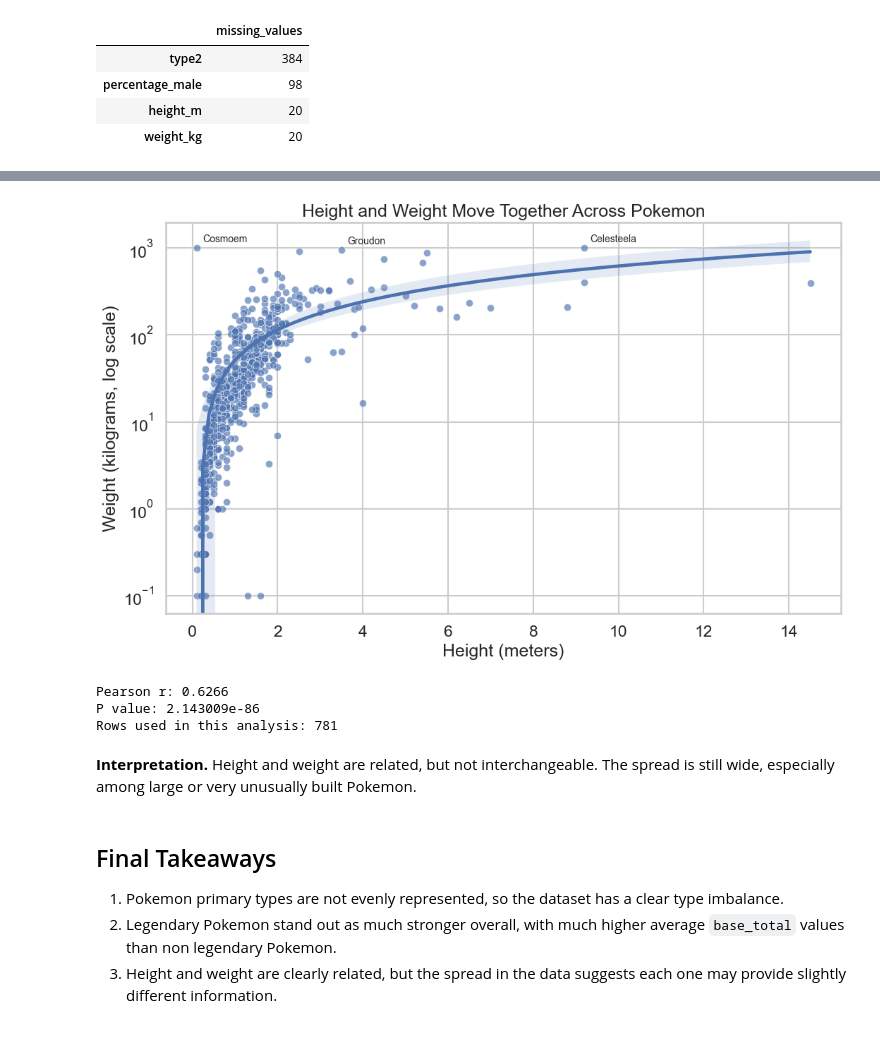
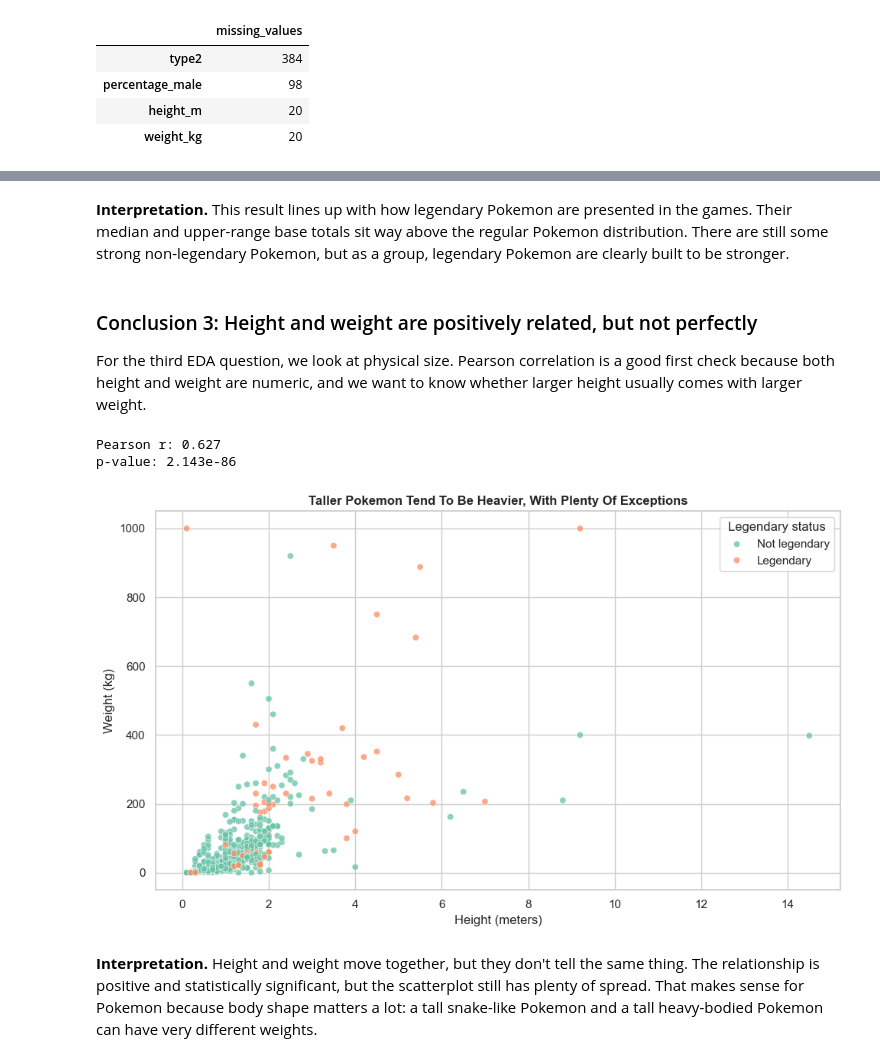
Before and after one commit to dhruvpat27/320_final_project, a Jupyter notebook: pokemon_analysis.ipynb, the cells around one changed output, grey strips where cells are left out. Saved outputs shown, nothing was run; the diff lists cells and outputs as text; code cells hidden in the pictures.

```diff
--- a/pokemon_analysis.ipynb
+++ b/pokemon_analysis.ipynb
@@ -37,17 +88,20 @@ The raw CSV has 801 rows and 45 columns. Before doing anything, we need to clean
 # %%
-pokemon = pd.read_csv("pokemon.csv")
+pokemon_raw = pd.read_csv("pokemon.csv")
 
+pokemon = pokemon_raw.copy()
 pokemon["capture_rate_clean"] = pd.to_numeric(
     pokemon["capture_rate"].astype(str).str.extract(r"(\d+)")[0],
-    errors="coerce"
+    errors="coerce",
 )
 pokemon["abilities_list"] = pokemon["abilities"].apply(ast.literal_eval)
-pokemon["abilities_count"] = pokemon["abilities_list"].apply(len)
-pokemon["has_second_type"] = pokemon["type2"].notna()
-pokemon["legendary_label"] = pokemon["is_legendary"].map({0: "Non-Legendary", 1: "Legendary"})
+pokemon["ability_count"] = pokemon["abilities_list"].apply(len)
+pokemon["type2_filled"] = pokemon["type2"].fillna("none")
+pokemon["legendary_label"] = np.where(pokemon["is_legendary"].eq(1), "Legendary", "Not legendary")
 
-print(f"Rows: {pokemon.shape[0]}")
-print(f"Columns: {pokemon.shape[1]}")
-display(pokemon.head())
+print(f"Rows: {pokemon.shape[0]:,}")
+print(f"Columns before cleaning: {pokemon_raw.shape[1]:,}")
+print(f"Columns after cleaning: {pokemon.shape[1]:,}")
+
+display(pokemon[["pokedex_number", "name", "type1", "type2_filled", "base_total", "capture_rate_clean", "is_legendary"]].head())
 # %% [output]
 Rows: 801
@@ -203,34 +233,34 @@ The y axis in the plot uses a log scale. That makes the pattern easier to see be
+# %% [markdown]
+**Interpretation.** This result lines up with how legendary Pokemon are presented in the games. Their median and upper-range base totals sit way above the regular Pokemon distribution. There are still some strong non-legendary Pokemon, but as a group, legendary Pokemon are clearly built to be stronger.
+# %% [markdown]
+### Conclusion 3: Height and weight are positively related, but not perfectly
+
+For the third EDA question, we look at physical size. Pearson correlation is a good first check because both height and weight are numeric, and we want to know whether larger height usually comes with larger weight.
 # %%
-size_data = pokemon[["name", "height_m", "weight_kg"]].dropna().copy()
+size_data = pokemon[["name", "height_m", "weight_kg", "legendary_label"]].dropna().copy()
 r_value, r_p = stats.pearsonr(size_data["height_m"], size_data["weight_kg"])
 
-fig, ax = plt.subplots(figsize=(11, 7))
-sns.scatterplot(data=size_data, x="height_m", y="weight_kg", alpha=0.65, s=55, ax=ax)
-sns.regplot(data=size_data, x="height_m", y="weight_kg", scatter=False, ax=ax)
+print(f"Pearson r: {r_value:.3f}")
+print(f"p-value: {r_p:.4g}")
 
-for _, row in size_data.nlargest(3, "weight_kg").iterrows():
-    ax.annotate(row["name"], (row["height_m"], row["weight_kg"]), xytext=(6, 6), textcoords="offset points", fontsize=10)
-
-ax.set_yscale("log")
-ax.set_title("Height and Weight Move Together Across Pokemon")
+fig, ax = plt.subplots(figsize=(10, 6))
+sns.scatterplot(
+    data=size_data,
+    x="height_m",
+    y="weight_kg",
+    hue="legendary_label",
+    alpha=0.75,
+    ax=ax,
+)
+ax.set_title("Taller Pokemon Tend To Be Heavier, With Plenty Of Exceptions")
 ax.set_xlabel("Height (meters)")
-ax.set_ylabel("Weight (kilograms, log scale)")
+ax.set_ylabel("Weight (kg)")
+ax.legend(title="Legendary status")
 plt.tight_layout()
 plt.show()
-
-print(f"Pearson r: {r_value:.4f}")
-print(f"P value: {r_p:.6e}")
-print(f"Rows used in this analysis: {len(size_data)}")
 # %% [output]
+Pearson r: 0.627
+p-value: 2.143e-86
-[figure, old version]
+[figure, new version]
-Pearson r: 0.6266
-P value: 2.143009e-86
-Rows used in this analysis: 781
-# %% [markdown]
-**Interpretation.** Height and weight are related, but not interchangeable. The spread is still wide, especially among large or very unusually built Pokemon.
-# %% [markdown]
-## Final Takeaways
-
-1. Pokemon primary types are not evenly represented, so the dataset has a clear type imbalance.
-2. Legendary Pokemon stand out as much stronger overall, with much higher average `base_total` values than non legendary Pokemon.
-3. Height and weight are clearly related, but the spread in the data suggests each one may provide slightly different information.
+# %% [markdown]
+**Interpretation.** Height and weight move together, but they don't tell the same thing. The relationship is positive and statistically significant, but the scatterplot still has plenty of spread. That makes sense for Pokemon because body shape matters a lot: a tall snake-like Pokemon and a tall heavy-bodied Pokemon can have very different weights.
```
Also changed, not shown: parts of 30 cells of this notebook, 1 other file.
